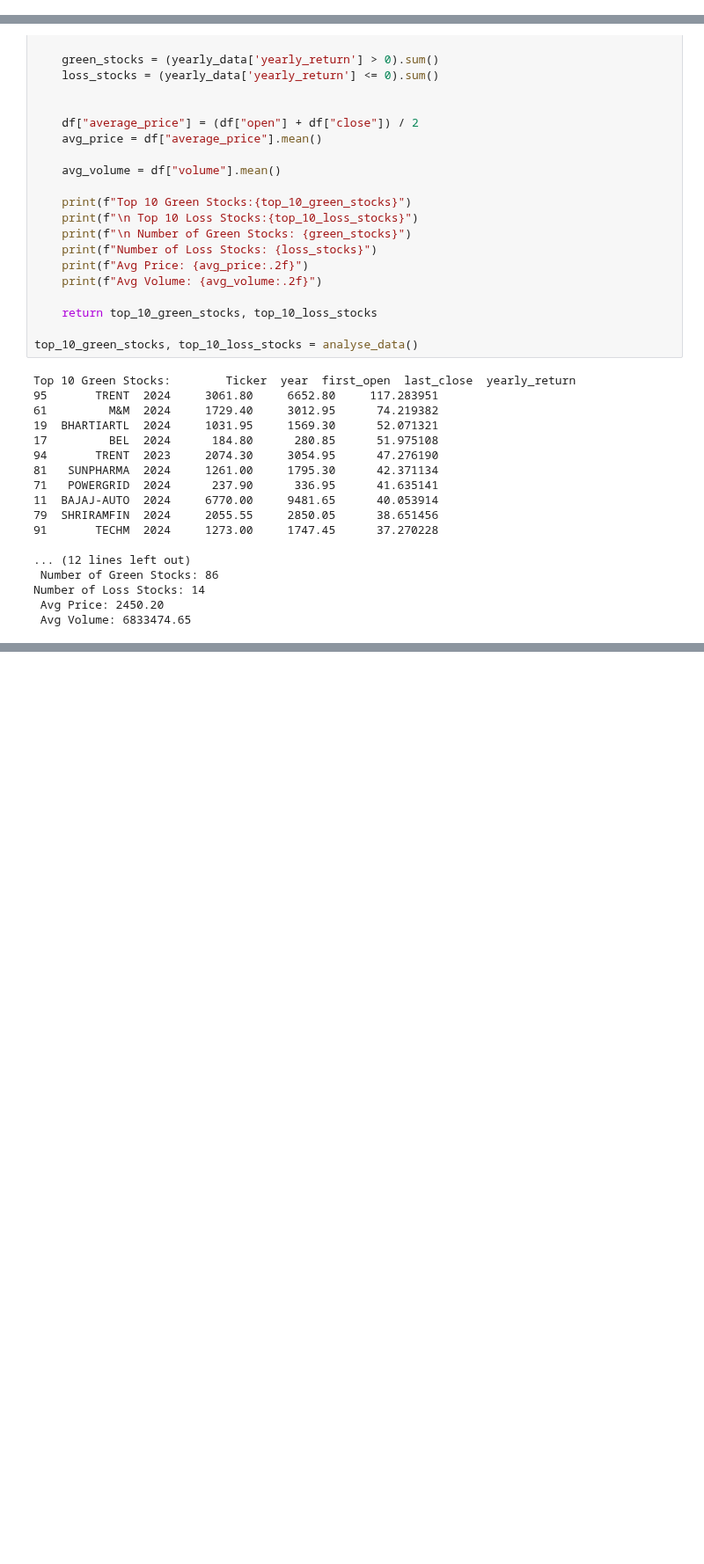
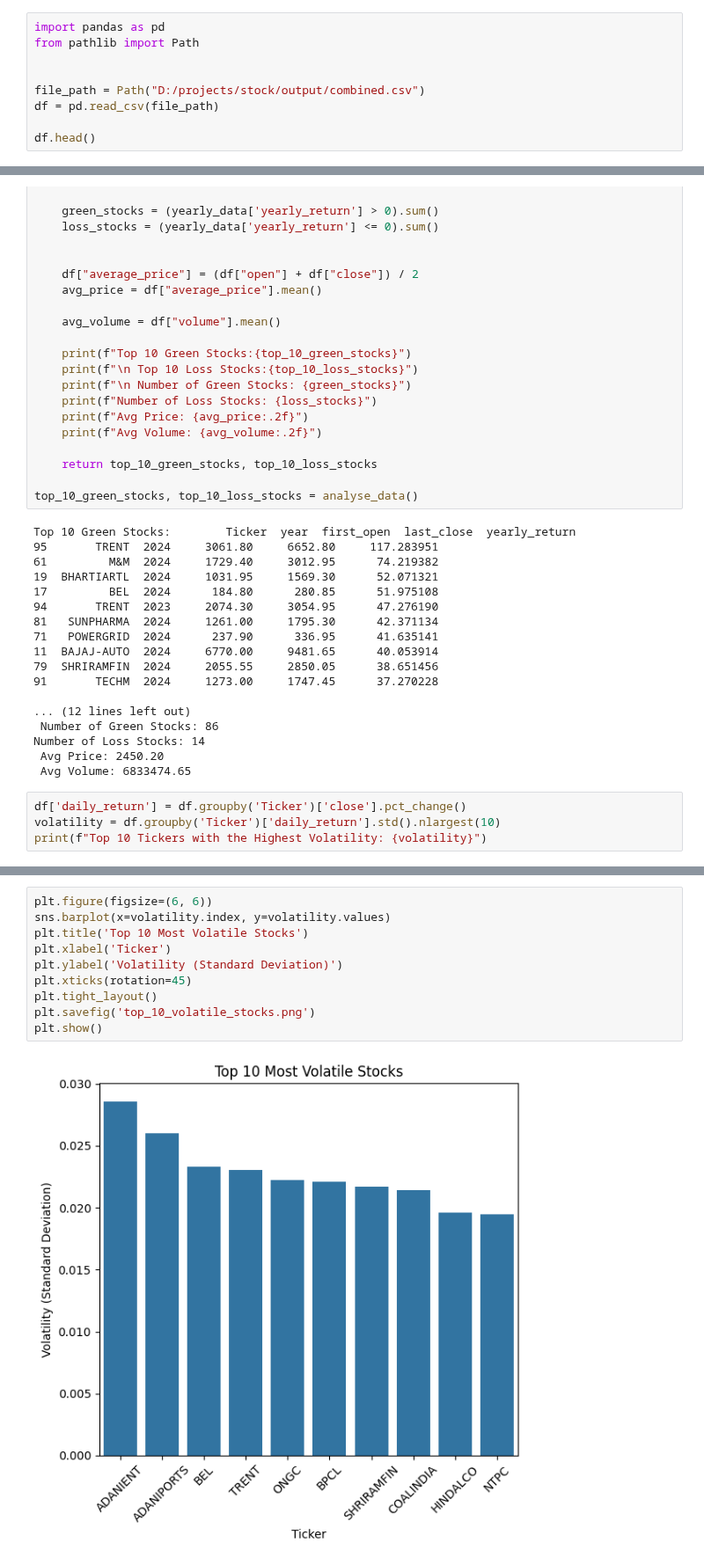
Before and after one commit to viswakimi/Data-Driven-Stock-Analysis, a Jupyter notebook: Stock_Analysis1.ipynb, the cells around one changed output, grey strips where cells are left out. Shown at 88% size. Drawn from its saved outputs; the diff is of its cells as text; blank space fills up the shorter version.

```diff
--- a/Stock_Analysis1.ipynb
+++ b/Stock_Analysis1.ipynb
@@ -31,3 +35,12 @@ if __name__ == "__main__":
     yaml_to_csv(input_folder, output_file)
 # %% [output]
 Data saved to D:/projects/stock/output/combined.csv
+# %%
+import pandas as pd
+from pathlib import Path
+
+
+file_path = Path("D:/projects/stock/output/combined.csv")
+df = pd.read_csv(file_path)
+
+df.head()
@@ -91,3 +129,7 @@ Top 10 Green Stocks:        Ticker  year  first_open  last_close  yearly_return
 Number of Loss Stocks: 14
  Avg Price: 2450.20
  Avg Volume: 6833474.65
+# %%
+df['daily_return'] = df.groupby('Ticker')['close'].pct_change()
+volatility = df.groupby('Ticker')['daily_return'].std().nlargest(10)
+print(f"Top 10 Tickers with the Highest Volatility: {volatility}")
@@ -93,0 +149,12 @@ Number of Loss Stocks: 14
+# %%
+plt.figure(figsize=(6, 6))
+sns.barplot(x=volatility.index, y=volatility.values)
+plt.title('Top 10 Most Volatile Stocks')
+plt.xlabel('Ticker')
+plt.ylabel('Volatility (Standard Deviation)')
+plt.xticks(rotation=45)
+plt.tight_layout()
+plt.savefig('top_10_volatile_stocks.png')
+plt.show()
+# %% [output]
+[figure, added]
```
Also changed, not shown: parts of 4 cells of this notebook, 1 other file.
